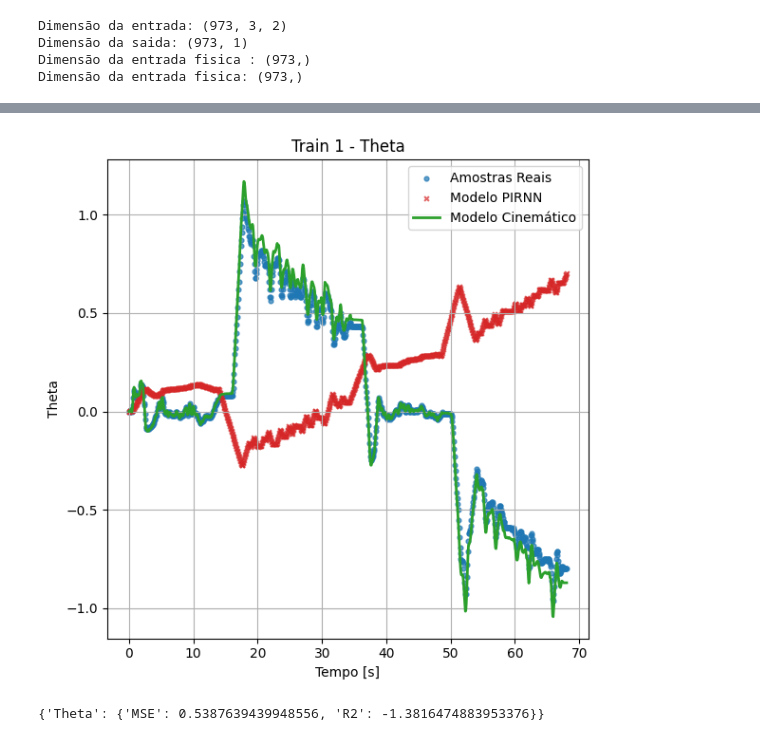
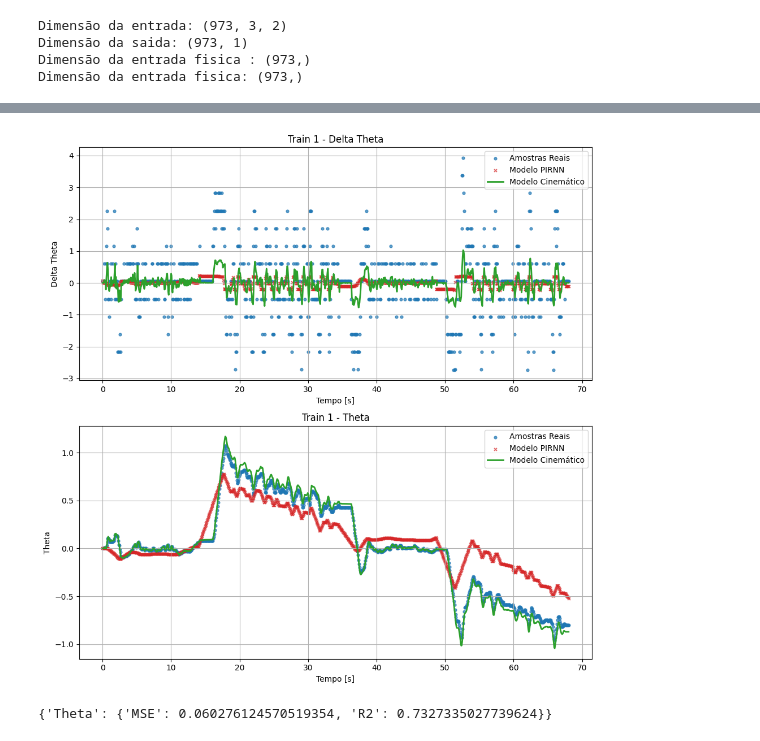
Before and after one commit to sarahmss/Ic-2026.1, a Jupyter notebook: PIRNN/ReplicatingResults/WdWeTheta.ipynb, the cells around one changed output, grey strips where cells are left out. Saved outputs shown, nothing was run; the diff lists cells and outputs as text; code cells hidden in the pictures.

Commit message:
Wd, We -> Theta

```diff
--- a/PIRNN/ReplicatingResults/WdWeTheta.ipynb
+++ b/PIRNN/ReplicatingResults/WdWeTheta.ipynb
@@ -134,9 +136,9 @@ def CinematicModel(Wd, We):
     dtheta_cin = (R/(2*L)) * (Wd - We)
     return [dtheta_cin]
 
-dq1 = CinematicModel(Train1["Wd"].values, Train1["We"].values)
+dq = CinematicModel(Train1["Wd"].values, Train1["We"].values)
 
-q1 = NumericalIntegration(Train1, dq1)
+q = NumericalIntegration(Train1, dq)
 # %%
 class PINN(tf.keras.Model):
 
@@ -191,9 +195,9 @@ def train_step(x, y, Wd, We):
         physics = cinematic_equations(Wd, We)
 
         # normalização correta
-        # physics_norm = (physics - mean_tf) / std_tf
+        physics_denorm = (physics - mean_tf) / std_tf
 
-        physics_loss = tf.reduce_mean(tf.square(pred - physics))
+        physics_loss = tf.reduce_mean(tf.square(pred - physics_denorm))
 
         loss = data_loss + physics_loss
 
@@ -212,7 +216,7 @@ x_val_tf = tf.convert_to_tensor(x_val, dtype=tf.float32)
 y_val_tf = tf.convert_to_tensor(y_val, dtype=tf.float32)
 # %%
 counter = 0
-patience = 1000
+patience = 300
 best_loss = np.inf
 best_weights = model.get_weights()
 min_delta = 1e-3
@@ -298,7 +293,6 @@ def EvaluateModel(model, x_data, dataset, q_cin, title):
     ):
 
         mse = mean_squared_error(real, pred_val)
-        rmse = np.sqrt(mse)
         r2 = r2_score(real, pred_val)
 
         metrics[name] = {
@@ -308,9 +302,10 @@ def EvaluateModel(model, x_data, dataset, q_cin, title):
 
     # -------- plots --------
 
-    fig, ax = plt.subplots(1,1, figsize=(6,6))
+    fig, ax = plt.subplots(2,1, figsize=(10,10))
 
-    PlotOut(ax, title, "Theta", theta_real, theta_cin, q_pred[0])
+    PlotOut(ax[1], title, "Theta", theta_real, theta_cin, q_pred[0])
+    PlotOut(ax[0], title, "Delta Theta", dataset["DeltaTheta"].values[:n], dq[0][:n], dq_pred[0])
 
     plt.tight_layout()
     plt.show()
@@ -320,11 +315,11 @@ def EvaluateModel(model, x_data, dataset, q_cin, title):
 # %%
 metrics1, q1_pred = EvaluateModel(
     model,
     x_train,
     Train1,
-    q1,
+    q,
     "Train 1"
 )
 # %% [output]
-[figure, old version]
+[figure, new version]
-{'Theta': {'MSE': 0.5387639439948556, 'R2': -1.3816474883953376}}
+{'Theta': {'MSE': 0.060276124570519354, 'R2': 0.7327335027739624}}
```
Also changed, not shown: parts of 4 cells of this notebook.
